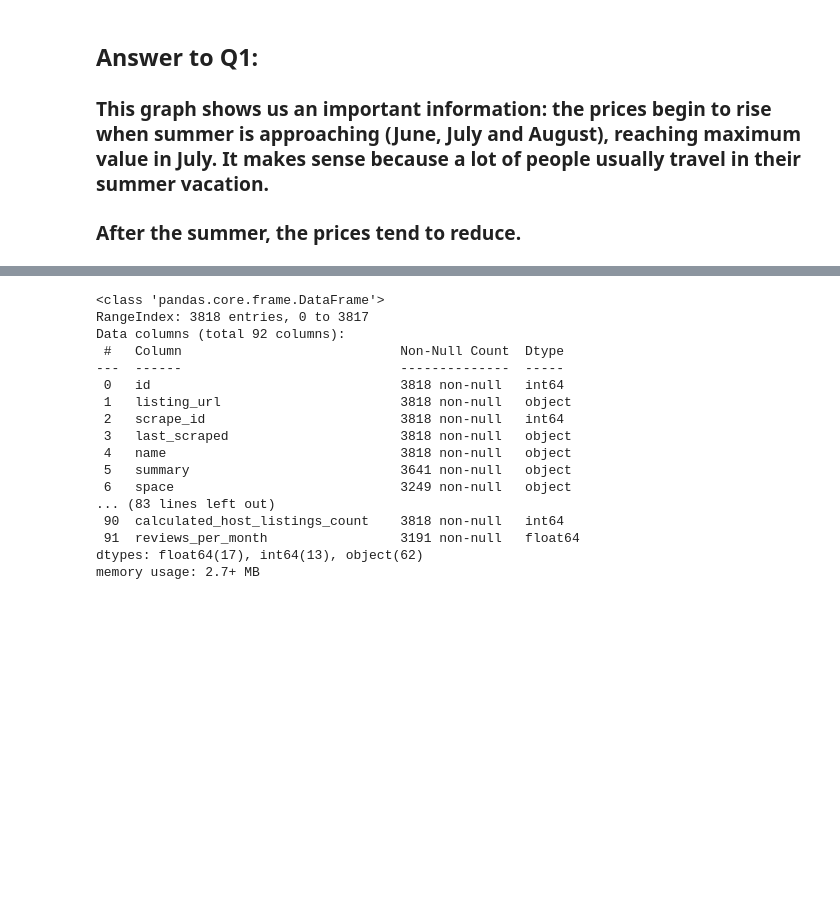
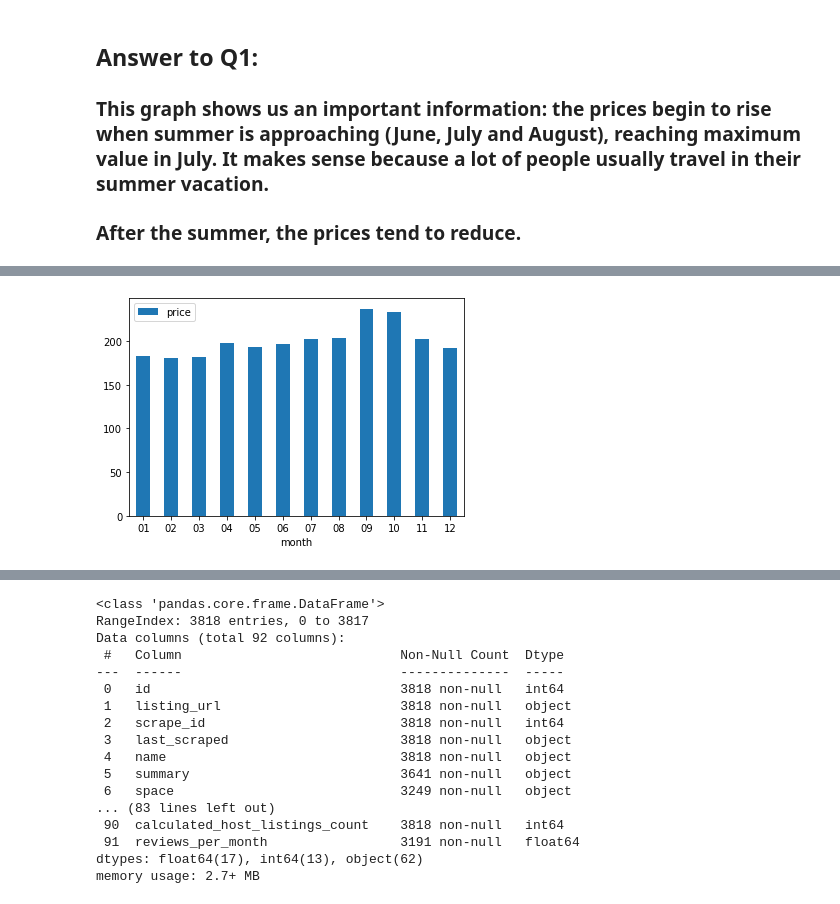
Before and after one commit to alerlemos/DataScienceNanoDegree_Udacity, a Jupyter notebook: Project 1 - Writing a Data Scientist Blog Post/Project 1 - Airbnb Analysis.ipynb, the cells around one changed output, grey strips where cells are left out. Saved outputs shown, nothing was run; the diff lists cells and outputs as text; code cells hidden in the pictures; blank space fills up the shorter version.

```diff
--- a/Project 1 - Writing a Data Scientist Blog Post/Project 1 - Airbnb Analysis.ipynb
+++ b/Project 1 - Writing a Data Scientist Blog Post/Project 1 - Airbnb Analysis.ipynb
@@ -93,0 +94,2 @@ sea_cal_pr_month.plot.bar(rot=0);
+# %%
+bos_cal = pd.read_csv('./Data/Airbnb/Boston/calendar.csv')
@@ -93,0 +105,8 @@ sea_cal_pr_month.plot.bar(rot=0);
+# %%
+# Creating a dataset only with the registers that have a price
+bos_cal_pr = bos_cal[bos_cal['available'] == 't']
+
+# Obtaining the month and year of each date and saving it as a new feature
+bos_cal_pr['month'] = bos_cal_pr['date'].apply(lambda z: z.split('-')[1])
+
+bos_cal_pr.head()
@@ -93,0 +120,9 @@ sea_cal_pr_month.plot.bar(rot=0);
+# %%
+# Aplying the same transformations to this dataset
+# Droping the id and avaiable columns and changing the type of the price column to float
+bos_cal_pr = bos_cal_pr.drop(columns = ['listing_id', 'available'])
+bos_cal_pr['price'] = bos_cal_pr['price'].apply(lambda x: x.replace('$', '')).apply(lambda y: y.replace(',', '')).astype(float)
+
+# Obtaining the average price for each day
+bos_cal_pr_month = bos_cal_pr.groupby(['month']).mean()
+bos_cal_pr_month
@@ -93,0 +144,4 @@ sea_cal_pr_month.plot.bar(rot=0);
+# %%
+bos_cal_pr_month.plot.bar(rot=0);
+# %% [output]
+[figure, added]
```
Also changed, not shown: parts of 21 cells of this notebook.
